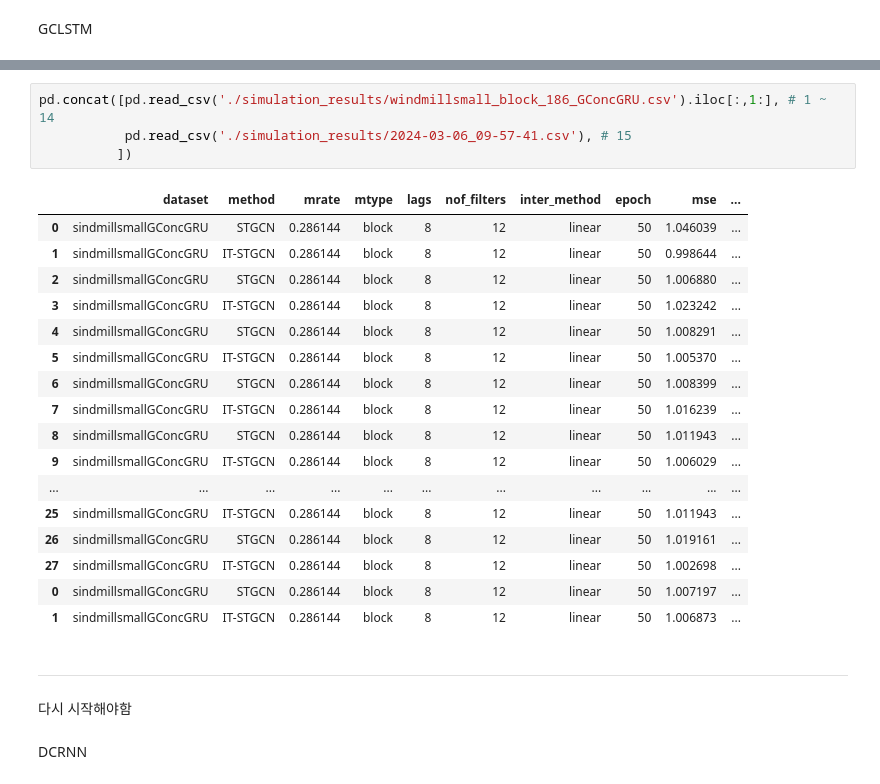
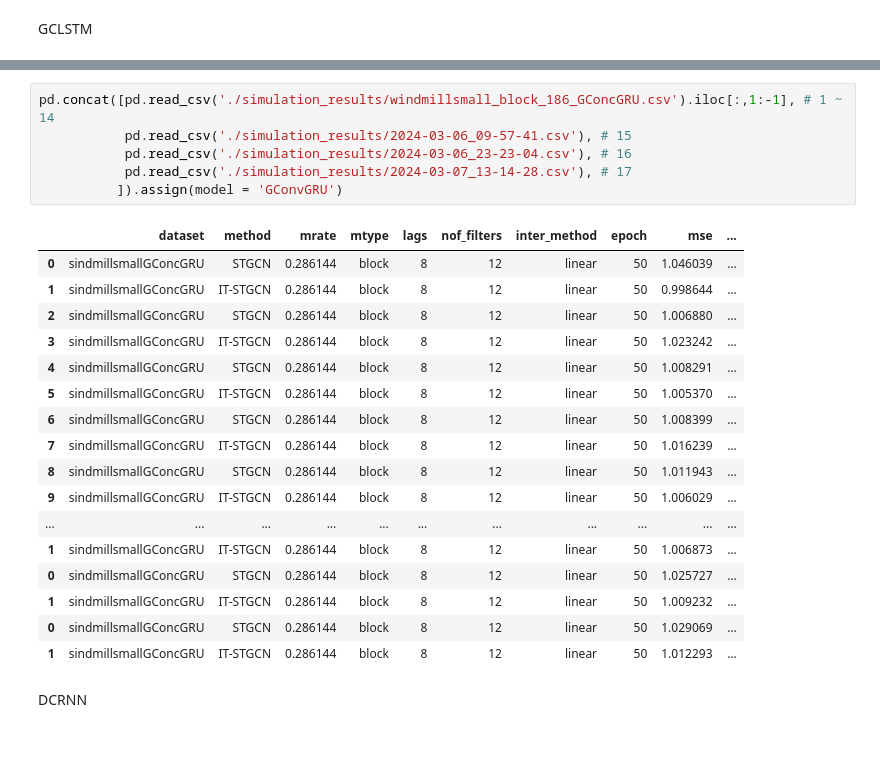
Before and after one commit to seoyeonc/ITTGNN_blog, a Jupyter notebook: posts/2_research/done.ipynb, the cells around one changed output, grey strips where cells are left out. Cells and saved outputs as stored; diff of their text form; blank space fills up the shorter version.

```diff
--- a/posts/2_research/done.ipynb
+++ b/posts/2_research/done.ipynb
@@ -139,29 +129,27 @@ GConcGRU
 # %%
-pd.concat([pd.read_csv('./simulation_results/windmillsmall_block_186_GConcGRU.csv').iloc[:,1:], # 1 ~ 14
+pd.concat([pd.read_csv('./simulation_results/windmillsmall_block_186_GConcGRU.csv').iloc[:,1:-1], # 1 ~ 14
            pd.read_csv('./simulation_results/2024-03-06_09-57-41.csv'), # 15
-          ])
+           pd.read_csv('./simulation_results/2024-03-06_23-23-04.csv'), # 16
+           pd.read_csv('./simulation_results/2024-03-07_13-14-28.csv'), # 17
+          ]).assign(model = 'GConvGRU')
 # %% [output]
 |  | dataset | method | mrate | mtype | lags | nof_filters | inter_method | epoch | mse | ... |
 | 0 | sindmillsmallGConcGRU | STGCN | 0.286144 | block | 8 | 12 | linear | 50 | 1.046039 | ... |
 | 1 | sindmillsmallGConcGRU | IT-STGCN | 0.286144 | block | 8 | 12 | linear | 50 | 0.998644 | ... |
 | 2 | sindmillsmallGConcGRU | STGCN | 0.286144 | block | 8 | 12 | linear | 50 | 1.006880 | ... |
 | 3 | sindmillsmallGConcGRU | IT-STGCN | 0.286144 | block | 8 | 12 | linear | 50 | 1.023242 | ... |
 | 4 | sindmillsmallGConcGRU | STGCN | 0.286144 | block | 8 | 12 | linear | 50 | 1.008291 | ... |
 | 5 | sindmillsmallGConcGRU | IT-STGCN | 0.286144 | block | 8 | 12 | linear | 50 | 1.005370 | ... |
 | 6 | sindmillsmallGConcGRU | STGCN | 0.286144 | block | 8 | 12 | linear | 50 | 1.008399 | ... |
 | 7 | sindmillsmallGConcGRU | IT-STGCN | 0.286144 | block | 8 | 12 | linear | 50 | 1.016239 | ... |
 | 8 | sindmillsmallGConcGRU | STGCN | 0.286144 | block | 8 | 12 | linear | 50 | 1.011943 | ... |
 | 9 | sindmillsmallGConcGRU | IT-STGCN | 0.286144 | block | 8 | 12 | linear | 50 | 1.006029 | ... |
 | ... | ... | ... | ... | ... | ... | ... | ... | ... | ... | ... |
-| 25 | sindmillsmallGConcGRU | IT-STGCN | 0.286144 | block | 8 | 12 | linear | 50 | 1.011943 | ... |
-| 26 | sindmillsmallGConcGRU | STGCN | 0.286144 | block | 8 | 12 | linear | 50 | 1.019161 | ... |
-| 27 | sindmillsmallGConcGRU | IT-STGCN | 0.286144 | block | 8 | 12 | linear | 50 | 1.002698 | ... |
-| 0 | sindmillsmallGConcGRU | STGCN | 0.286144 | block | 8 | 12 | linear | 50 | 1.007197 | ... |
 | 1 | sindmillsmallGConcGRU | IT-STGCN | 0.286144 | block | 8 | 12 | linear | 50 | 1.006873 | ... |
+| 0 | sindmillsmallGConcGRU | STGCN | 0.286144 | block | 8 | 12 | linear | 50 | 1.025727 | ... |
+| 1 | sindmillsmallGConcGRU | IT-STGCN | 0.286144 | block | 8 | 12 | linear | 50 | 1.009232 | ... |
+| 0 | sindmillsmallGConcGRU | STGCN | 0.286144 | block | 8 | 12 | linear | 50 | 1.029069 | ... |
+| 1 | sindmillsmallGConcGRU | IT-STGCN | 0.286144 | block | 8 | 12 | linear | 50 | 1.012293 | ... |
-# %% [markdown]
----
-# %% [markdown]
-다시 시작해야함
 # %% [markdown]
 DCRNN
 # %%
```
Also changed, not shown: parts of 7 cells of this notebook, 15 other files.
